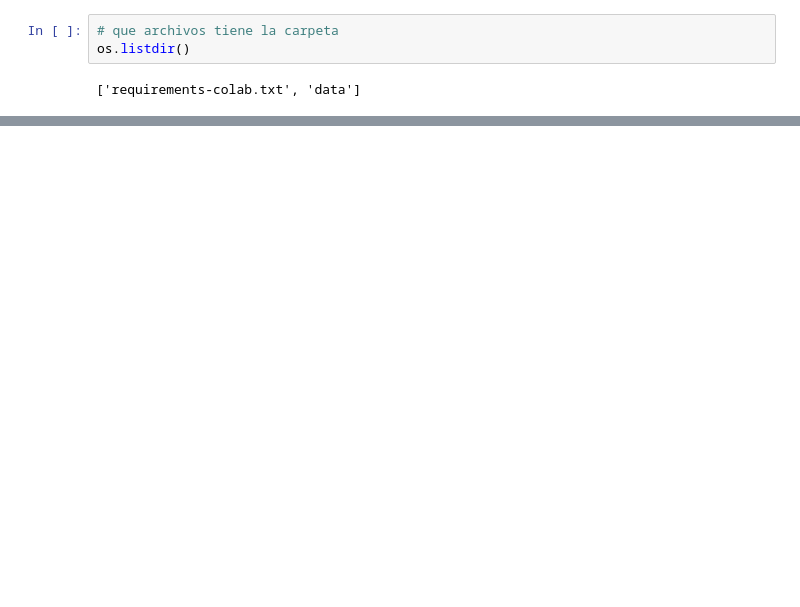
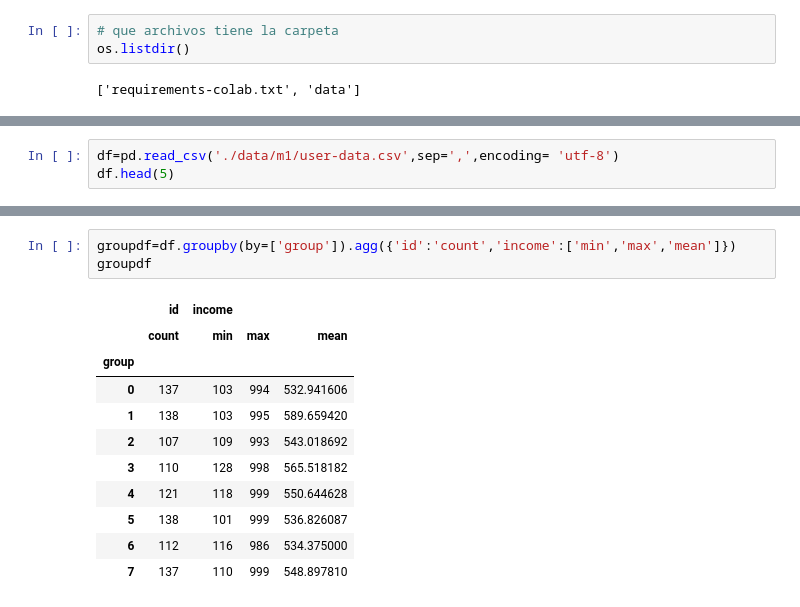
Before and after one commit to Luis-Amagua/Visualizacion_datos_Python, a Jupyter notebook: 1_Configuraciones.ipynb, the cells around one changed output, grey strips where cells are left out. Saved outputs shown, nothing was run; the diff lists cells and outputs as text; blank space fills up the shorter version.

```diff
--- a/1_Configuraciones.ipynb
+++ b/1_Configuraciones.ipynb
@@ -46,0 +65,3 @@ Requirement already satisfied: chardet<5,>=3.0.2 in /usr/local/lib/python3.8/dis
+# %%
+df=pd.read_csv('./data/m1/user-data.csv',sep=',',encoding= 'utf-8')
+df.head(5)
@@ -46,0 +123,15 @@ Requirement already satisfied: chardet<5,>=3.0.2 in /usr/local/lib/python3.8/dis
+# %%
+groupdf=df.groupby(by=['group']).agg({'id':'count','income':['min','max','mean']})
+groupdf
+# %% [output]
+|  | id | income |  |  |
+|  | count | min | max | mean |
+| group |  |  |  |  |
+| 0 | 137 | 103 | 994 | 532.941606 |
+| 1 | 138 | 103 | 995 | 589.659420 |
+| 2 | 107 | 109 | 993 | 543.018692 |
+| 3 | 110 | 128 | 998 | 565.518182 |
+| 4 | 121 | 118 | 999 | 550.644628 |
+| 5 | 138 | 101 | 999 | 536.826087 |
+| 6 | 112 | 116 | 986 | 534.375000 |
+| 7 | 137 | 110 | 999 | 548.897810 |
```
Also changed, not shown: parts of 16 cells of this notebook.
